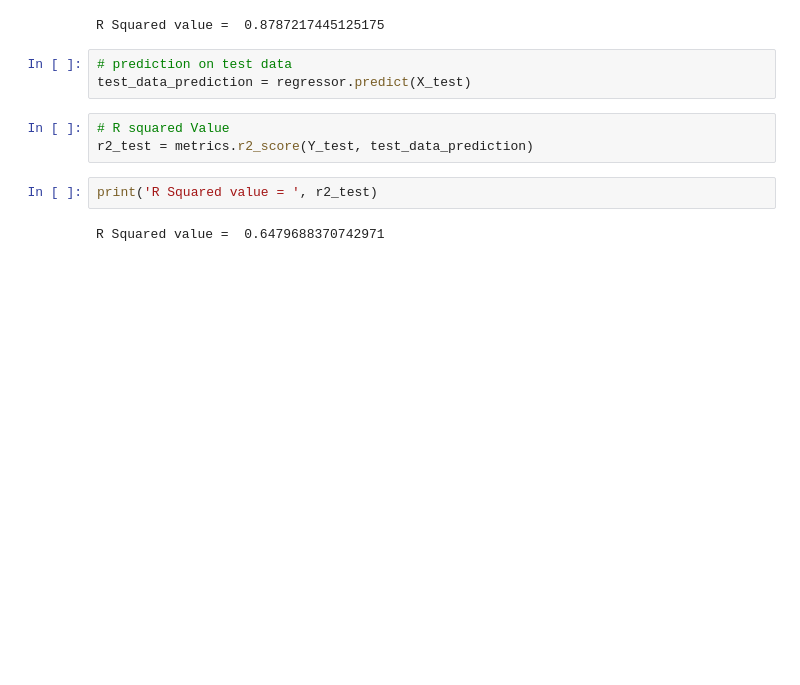
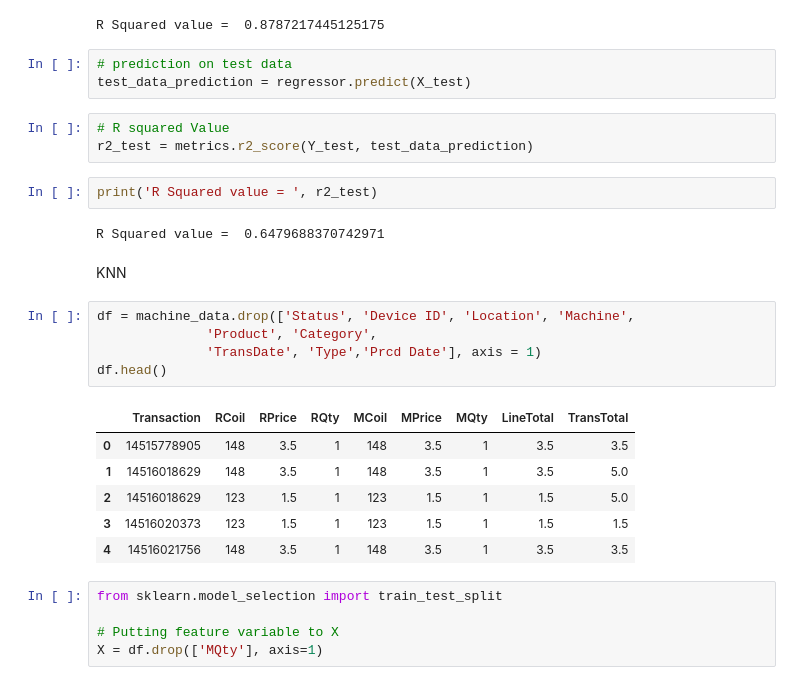
Before and after one commit to Ishtiana/vending_machine_sales, a Jupyter notebook: vending_machine_sales.ipynb, the cells around one changed output. Saved outputs shown, nothing was run; the diff lists cells and outputs as text; blank space fills up the shorter version.

```diff
--- a/vending_machine_sales.ipynb
+++ b/vending_machine_sales.ipynb
@@ -452,3 +453,22 @@ r2_test = metrics.r2_score(Y_test, test_data_prediction)
 print('R Squared value = ', r2_test)
 # %% [output]
 R Squared value =  0.6479688370742971
+# %% [markdown]
+KNN
+# %%
+df = machine_data.drop(['Status', 'Device ID', 'Location', 'Machine',
+              'Product', 'Category',
+              'TransDate', 'Type','Prcd Date'], axis = 1)
+df.head()
+# %% [output]
+|  | Transaction | RCoil | RPrice | RQty | MCoil | MPrice | MQty | LineTotal | TransTotal |
+| 0 | 14515778905 | 148 | 3.5 | 1 | 148 | 3.5 | 1 | 3.5 | 3.5 |
+| 1 | 14516018629 | 148 | 3.5 | 1 | 148 | 3.5 | 1 | 3.5 | 5.0 |
+| 2 | 14516018629 | 123 | 1.5 | 1 | 123 | 1.5 | 1 | 1.5 | 5.0 |
+| 3 | 14516020373 | 123 | 1.5 | 1 | 123 | 1.5 | 1 | 1.5 | 1.5 |
+| 4 | 14516021756 | 148 | 3.5 | 1 | 148 | 3.5 | 1 | 3.5 | 3.5 |
+# %%
+from sklearn.model_selection import train_test_split
+
+# Putting feature variable to X
+X = df.drop(['MQty'], axis=1)
```
Also changed, not shown: parts of 15 cells of this notebook.
